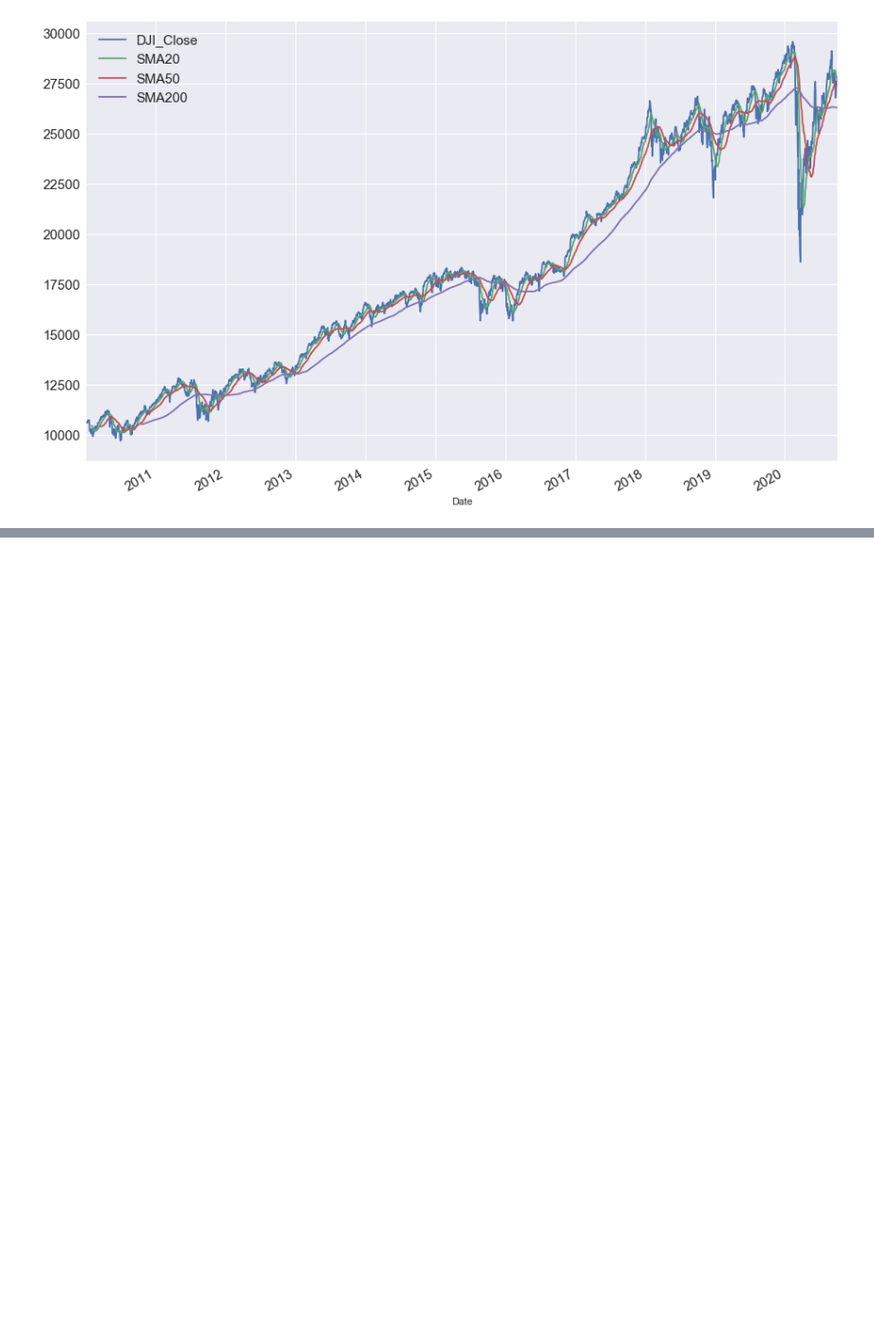
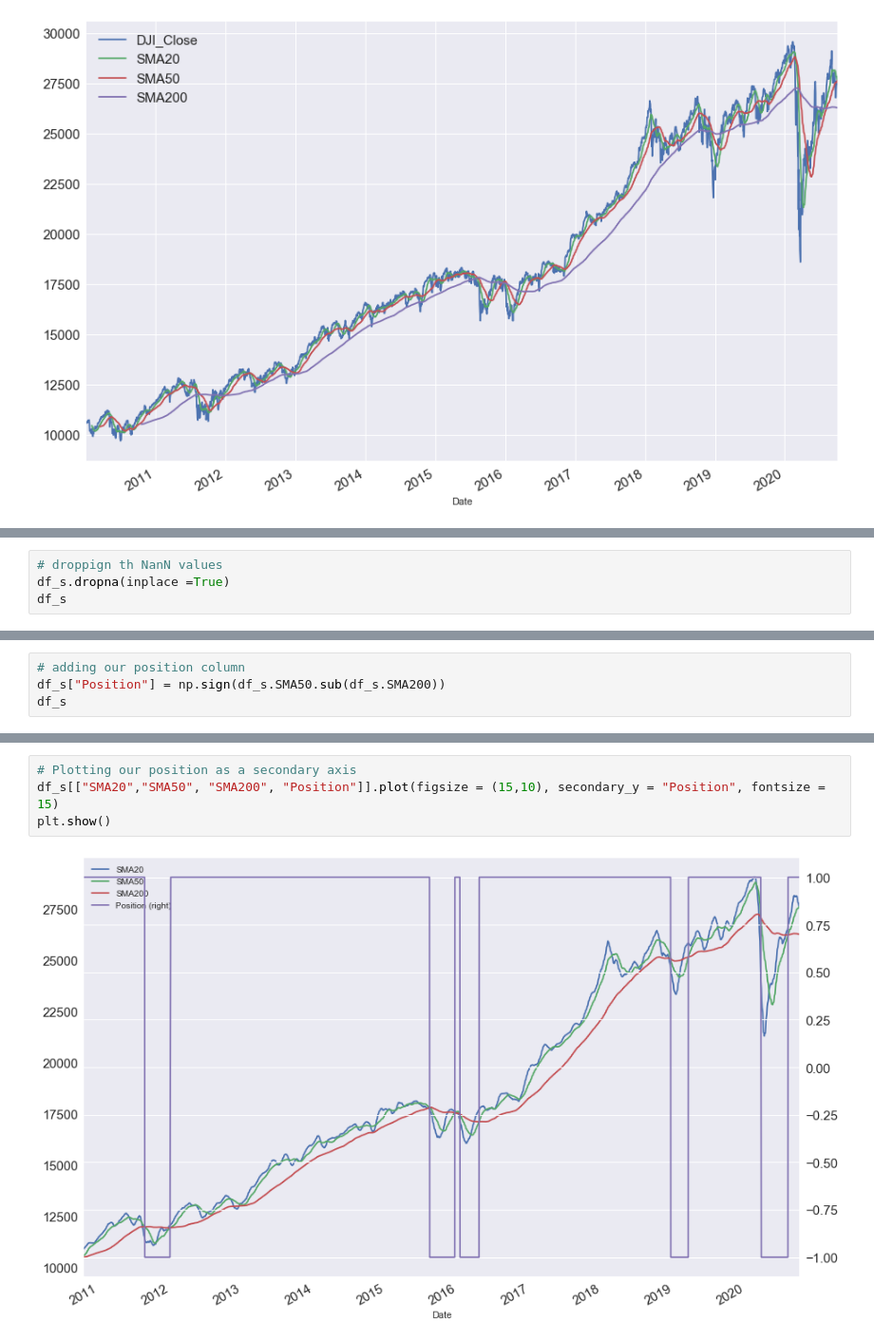
Before and after one commit to Dantarshi/DJI--Trading-Strategies-, a Jupyter notebook: DJI Strategy.ipynb, the cells around one changed output, grey strips where cells are left out. Shown at 95% size. Saved outputs shown, nothing was run; the diff lists cells and outputs as text; blank space fills up the shorter version.

```diff
--- a/DJI Strategy.ipynb
+++ b/DJI Strategy.ipynb
@@ -981,0 +984,4 @@ plt.show()
+# %%
+# droppign th NanN values
+df_s.dropna(inplace =True)
+df_s
@@ -981,0 +1011,4 @@ plt.show()
+# %%
+# adding our position column
+df_s["Position"] = np.sign(df_s.SMA50.sub(df_s.SMA200))
+df_s
@@ -981,0 +1030,6 @@ plt.show()
+# %%
+# Plotting our position as a secondary axis
+df_s[["SMA20","SMA50", "SMA200", "Position"]].plot(figsize = (15,10), secondary_y = "Position", fontsize = 15)
+plt.show()
+# %% [output]
+[figure, added]
```
Also changed, not shown: parts of 8 cells of this notebook.
